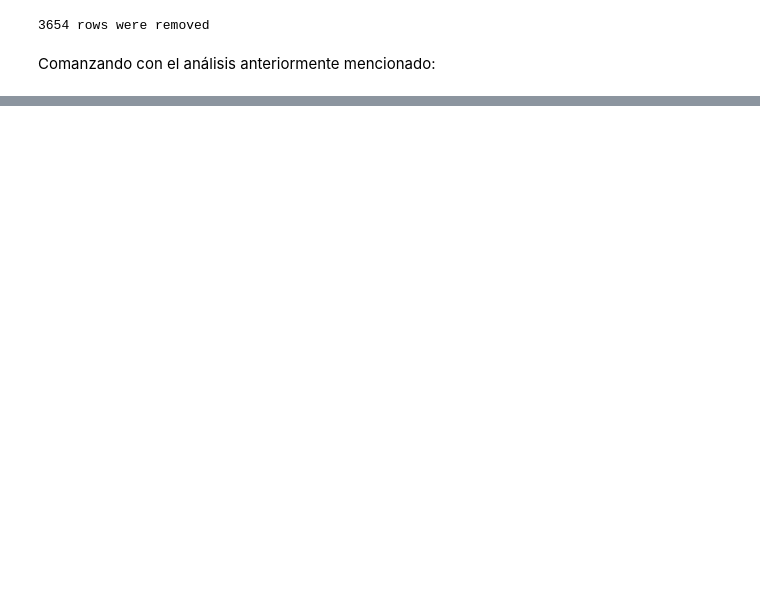
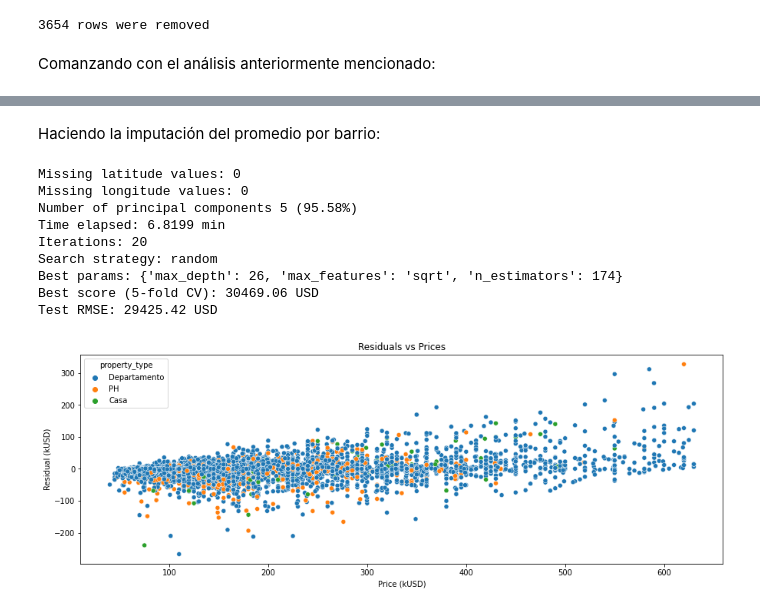
Before and after one commit to ricardoleoncorreia/buenos-aires-house-price-predictor, a Jupyter notebook: informe_final_carrera.ipynb, the cells around one changed output, grey strips where cells are left out. Drawn from its saved outputs; the diff is of its cells as text; code cells hidden in the pictures; blank space fills up the shorter version.

```diff
--- a/informe_final_carrera.ipynb
+++ b/informe_final_carrera.ipynb
@@ -277,0 +328,43 @@ Test RMSE: 27516.02 USD
+# %%
+lat_lon_statistic = dataset[['lat', 'lon', 'l3']].copy()
+lat_lon_statistic.rename(columns={'lat': 'lat_statistic', 'lon': 'lon_statistic'}, inplace=True)
+
+def lat_lon_imputation(dataset, lat_lon_statistic, random_state=random_state, n_processors=n_processors, test_size=test_size, n_iter=n_iter):
+    # Get all statistics for each row
+    dataset_regions = dataset[['l3']].copy()
+    dataset_regions = pd.merge(left=dataset_regions, right=lat_lon_statistic, on='l3', how='left')
+
+    # Impute latitude
+    lat_missing_values = dataset.lat.isna()
+    dataset.lat.fillna(dataset_regions.lat_statistic[lat_missing_values.values], inplace=True)
+
+    # Impute longitude
+    lon_missing_values = dataset.lon.isna()
+    dataset.lon.fillna(dataset_regions.lon_statistic[lon_missing_values.values], inplace=True)
+
+    print(f"Missing latitude values: {dataset.lat.isna().sum()}")
+    print(f"Missing longitude values: {dataset.lon.isna().sum()}")
+
+    # Train and evaluate model
+    param_distributions = {
+        'n_estimators': stats.randint(low=100,high=200),
+        'max_depth': stats.randint(low=25,high=50),
+        'max_features': ['auto', 'sqrt', 'log2']
+    }
+    forest = RandomForestRegressor(random_state=random_state, n_jobs=n_processors)
+    perform_analysis(model=forest, hyperparams=param_distributions, tidy_dataset=dataset, test_size=test_size, random_state=random_state, n_iter=n_iter, n_processors=n_processors)
+# %% [markdown]
+Haciendo la imputación del promedio por barrio:
+# %%
+lat_lon_imputation(dataset=dataset_impute_missing.copy(), lat_lon_statistic=lat_lon_statistic.groupby('l3').mean().reset_index().copy())
+# %% [output]
+Missing latitude values: 0
+Missing longitude values: 0
+Number of principal components 5 (95.58%)
+Time elapsed: 6.8199 min
+Iterations: 20
+Search strategy: random
+Best params: {'max_depth': 26, 'max_features': 'sqrt', 'n_estimators': 174}
+Best score (5-fold CV): 30469.06 USD
+Test RMSE: 29425.42 USD
+[figure, added]
```
Also changed, not shown: parts of 28 cells of this notebook, 2 other files.
